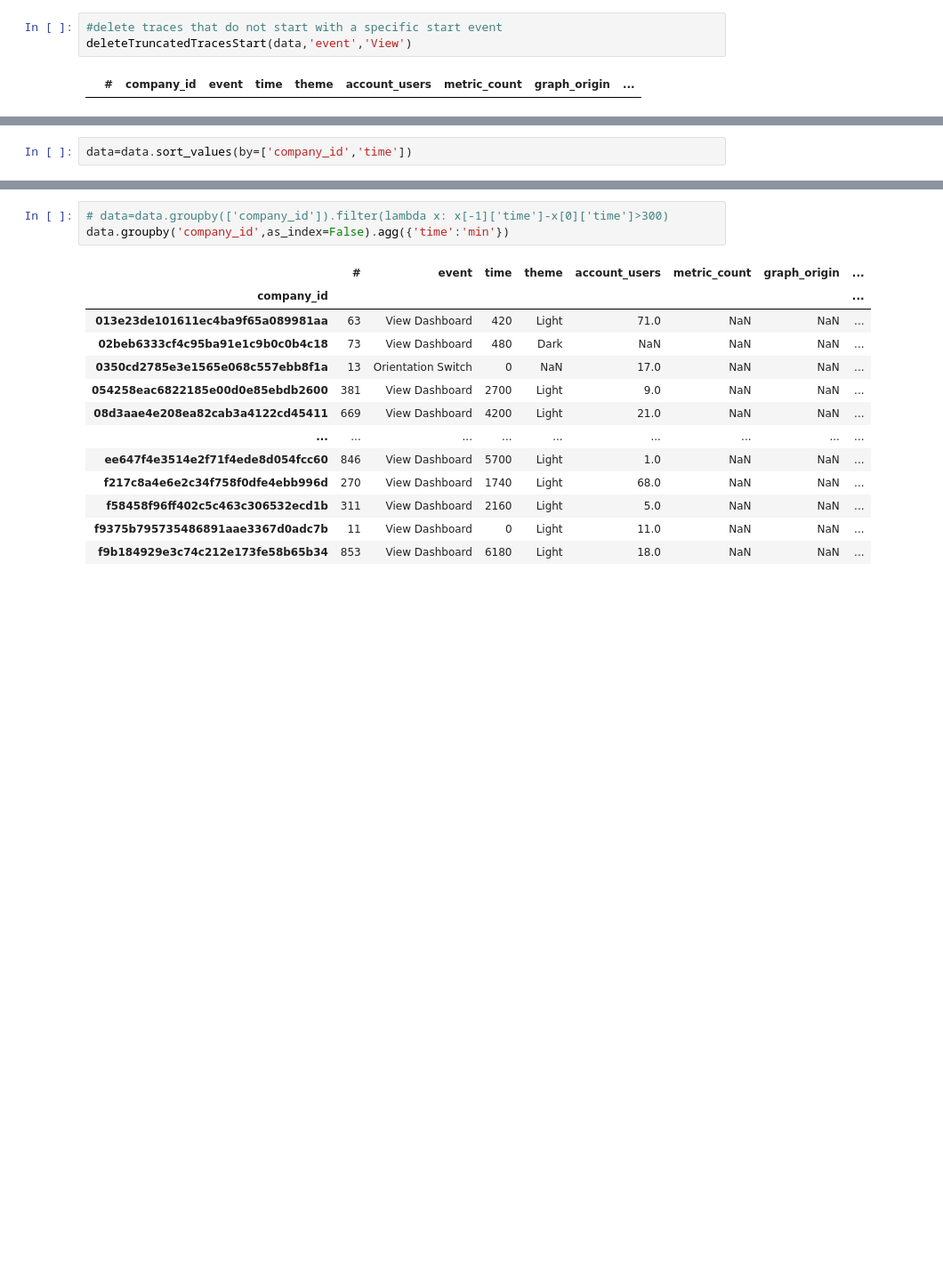
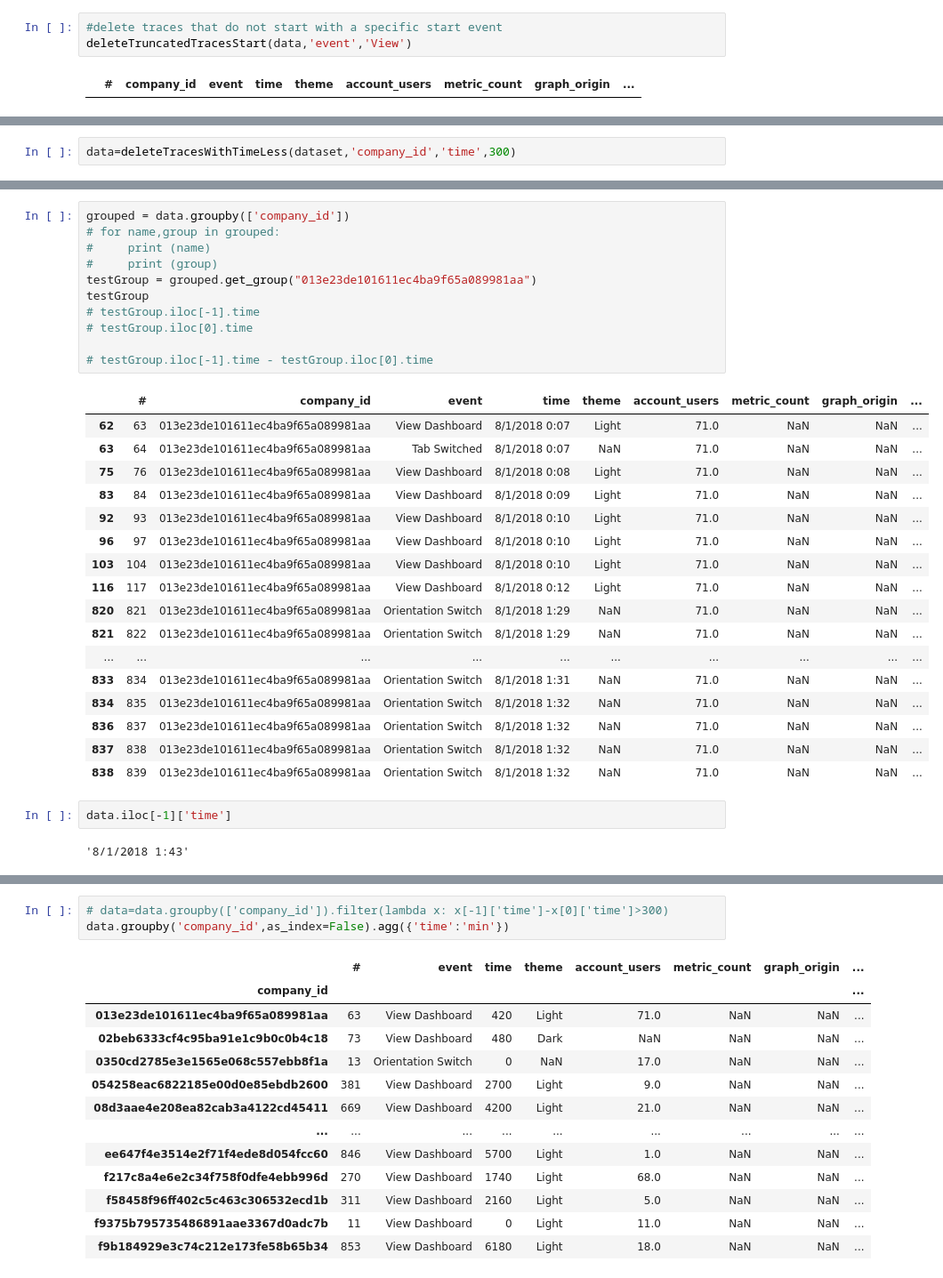
Before and after one commit to damyot/Log_fliting_API, a Jupyter notebook: SampleScript1.ipynb, the cells around one changed output, grey strips where cells are left out. Shown at 89% size. Drawn from its saved outputs; the diff is of its cells as text; blank space fills up the shorter version.

```diff
--- a/SampleScript1.ipynb
+++ b/SampleScript1.ipynb
@@ -159,2 +183,2 @@ data['time']=(data['time'].dt.hour*60+data['time'].dt.minute)*60 + data['time'].
 # %%
-data=data.sort_values(by=['company_id','time'])
+data=deleteTracesWithTimeLess(dataset,'company_id','time',300)
@@ -160,0 +219,33 @@ data=data.sort_values(by=['company_id','time'])
+# %%
+grouped = data.groupby(['company_id'])
+# for name,group in grouped:
+#     print (name)
+#     print (group)
+testGroup = grouped.get_group("013e23de101611ec4ba9f65a089981aa")
+testGroup
+# testGroup.iloc[-1].time
+# testGroup.iloc[0].time
+
+# testGroup.iloc[-1].time - testGroup.iloc[0].time
+# %% [output]
+|  | # | company_id | event | time | theme | account_users | metric_count | graph_origin | ... |
+| 62 | 63 | 013e23de101611ec4ba9f65a089981aa | View Dashboard | 8/1/2018 0:07 | Light | 71.0 | NaN | NaN | ... |
+| 63 | 64 | 013e23de101611ec4ba9f65a089981aa | Tab Switched | 8/1/2018 0:07 | NaN | 71.0 | NaN | NaN | ... |
+| 75 | 76 | 013e23de101611ec4ba9f65a089981aa | View Dashboard | 8/1/2018 0:08 | Light | 71.0 | NaN | NaN | ... |
+| 83 | 84 | 013e23de101611ec4ba9f65a089981aa | View Dashboard | 8/1/2018 0:09 | Light | 71.0 | NaN | NaN | ... |
+| 92 | 93 | 013e23de101611ec4ba9f65a089981aa | View Dashboard | 8/1/2018 0:10 | Light | 71.0 | NaN | NaN | ... |
+| 96 | 97 | 013e23de101611ec4ba9f65a089981aa | View Dashboard | 8/1/2018 0:10 | Light | 71.0 | NaN | NaN | ... |
+| 103 | 104 | 013e23de101611ec4ba9f65a089981aa | View Dashboard | 8/1/2018 0:10 | Light | 71.0 | NaN | NaN | ... |
+| 116 | 117 | 013e23de101611ec4ba9f65a089981aa | View Dashboard | 8/1/2018 0:12 | Light | 71.0 | NaN | NaN | ... |
+| 820 | 821 | 013e23de101611ec4ba9f65a089981aa | Orientation Switch | 8/1/2018 1:29 | NaN | 71.0 | NaN | NaN | ... |
+| 821 | 822 | 013e23de101611ec4ba9f65a089981aa | Orientation Switch | 8/1/2018 1:29 | NaN | 71.0 | NaN | NaN | ... |
+| ... | ... | ... | ... | ... | ... | ... | ... | ... | ... |
+| 833 | 834 | 013e23de101611ec4ba9f65a089981aa | Orientation Switch | 8/1/2018 1:31 | NaN | 71.0 | NaN | NaN | ... |
+| 834 | 835 | 013e23de101611ec4ba9f65a089981aa | Orientation Switch | 8/1/2018 1:32 | NaN | 71.0 | NaN | NaN | ... |
+| 836 | 837 | 013e23de101611ec4ba9f65a089981aa | Orientation Switch | 8/1/2018 1:32 | NaN | 71.0 | NaN | NaN | ... |
+| 837 | 838 | 013e23de101611ec4ba9f65a089981aa | Orientation Switch | 8/1/2018 1:32 | NaN | 71.0 | NaN | NaN | ... |
+| 838 | 839 | 013e23de101611ec4ba9f65a089981aa | Orientation Switch | 8/1/2018 1:32 | NaN | 71.0 | NaN | NaN | ... |
+# %%
+data.iloc[-1]['time']
+# %% [output]
+'8/1/2018 1:43'
```
Also changed, not shown: parts of 20 cells of this notebook, 6 other files.
